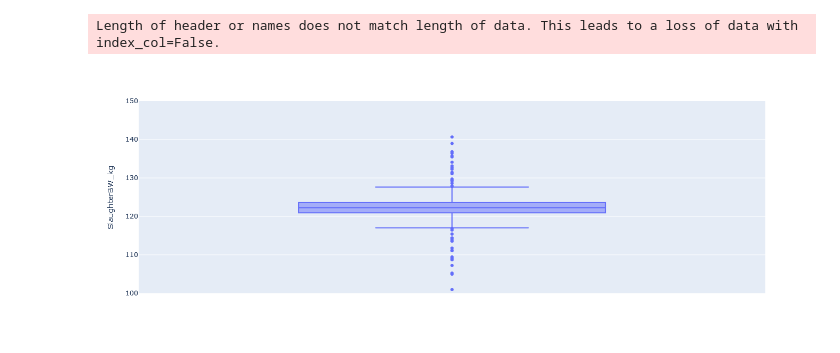
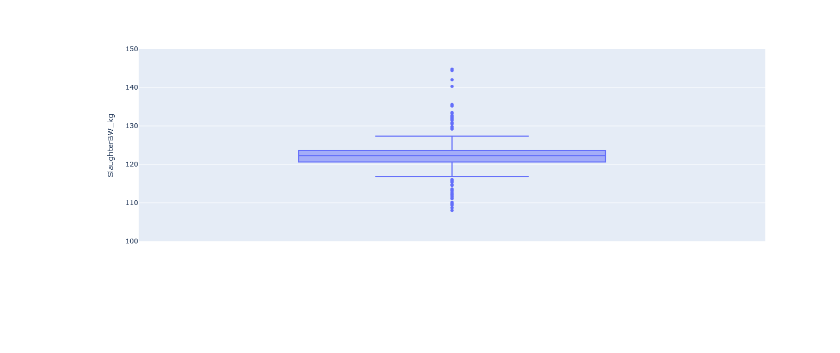
Before and after one commit to florencegarcialaunay/2024ASAS_Garcia-Launay, a Jupyter notebook: FGL_NANP2024_Step0.ipynb, the cells around one changed output. Drawn from its saved outputs; the diff is of its cells as text; code cells hidden in the pictures; blank space fills up the shorter version.

```diff
--- a/FGL_NANP2024_Step0.ipynb
+++ b/FGL_NANP2024_Step0.ipynb
@@ -52,9 +52,8 @@ f_perf.close()
 f_daily.close()
 # %%
 # providing a simple graph with output file
-performances = pd.read_csv("Performances %s .txt" % ('_Step0'), sep=' ', header =0, index_col= False)
+performances = pd.read_csv("Performances %s .txt" % ('_Step0'), sep=' ', header =0)
 BW = px.box(performances,y='SlaughterBW_kg', height = 500, range_y = [100, 150])
 BW.show()
 # %% [output]
-Length of header or names does not match length of data. This leads to a loss of data with index_col=False.
-[figure, old version]
+[figure, new version]
```
Also changed, not shown: parts of 2 cells of this notebook, 5 other files.
